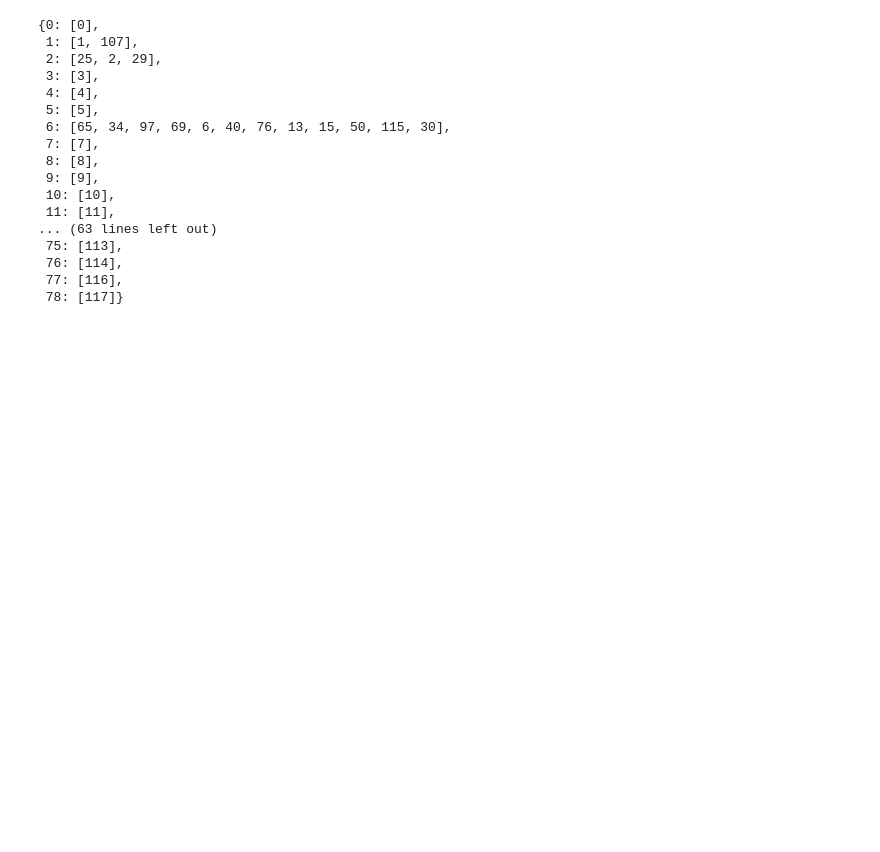
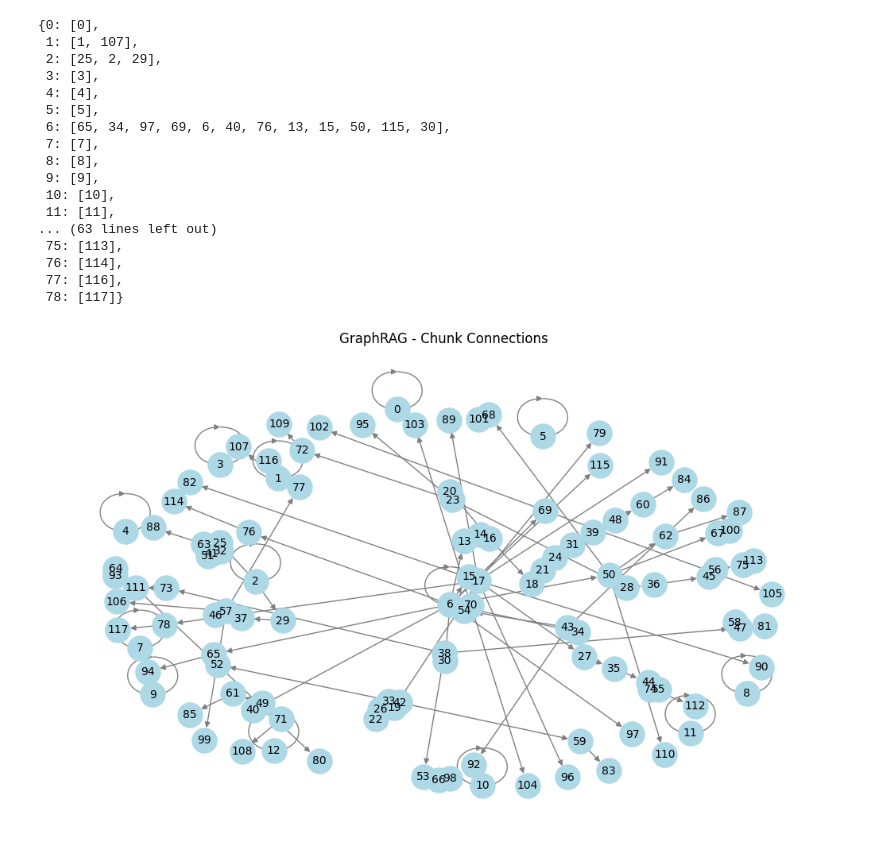
Before and after one commit to Gupta-Kartik7658/graphrag-tagger, a Jupyter notebook: examples/graphrag_tagger_demo.ipynb, the cells around one changed output. Drawn from its saved outputs; the diff is of its cells as text; code cells hidden in the pictures; blank space fills up the shorter version.

Commit message:
Create Visualization for graph using networkx, matplotlib and pyvis.

```diff
--- a/examples/graphrag_tagger_demo.ipynb
+++ b/examples/graphrag_tagger_demo.ipynb
@@ -249,6 +249,10 @@ Graph processing complete.
 Graph processing completed.
 # %%
 import json
+import os
+output_folder = (
+    "graph_outputs"    # update this path where you want your result to be stored
+)
 graph_edges: dict = json.load(open(os.path.join(output_folder, "connected_components.json")))
 graph_edges
 # %% [output]
@@ -296,3 +300,25 @@ connected_chunks
  76: [114],
  77: [116],
  78: [117]}
+# %%
+import networkx as nx
+import matplotlib.pyplot as plt
+
+# Sample graph adjacency list (your provided data)
+
+# Create a Graph object
+G = nx.DiGraph()
+
+# Add edges based on the adjacency list
+for parent, children in connected_chunks.items():
+    for child in children:
+        G.add_edge(parent, child)  # Connect parent to each child
+
+# Draw the graph
+plt.figure(figsize=(10, 6))
+nx.draw(G, with_labels=True, node_color="lightblue", edge_color="gray", node_size=500, font_size=10)
+
+plt.title("GraphRAG - Chunk Connections")
+plt.show()
+# %% [output]
+[figure, added]
```
Also changed, not shown: parts of 2 cells of this notebook, 2 other files.
